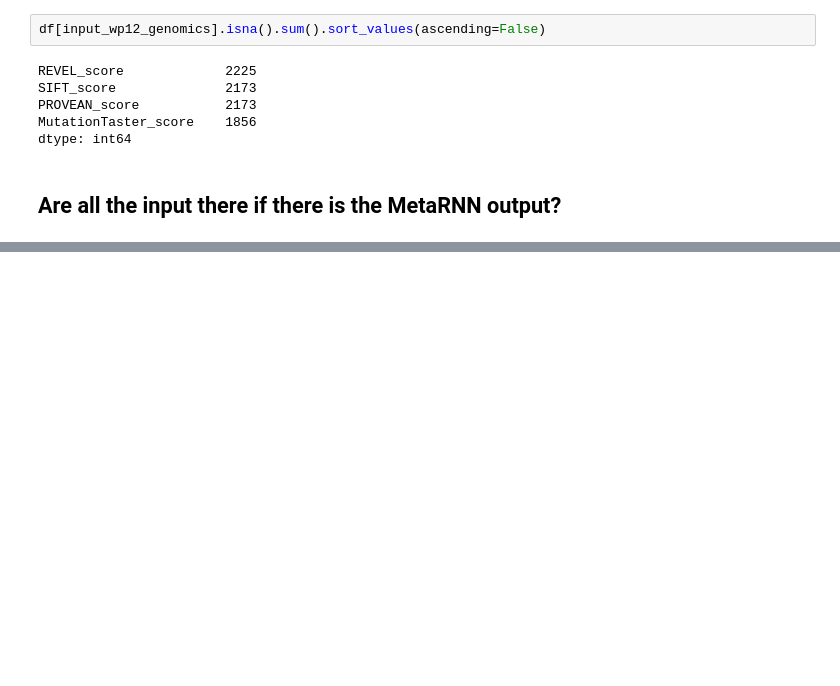
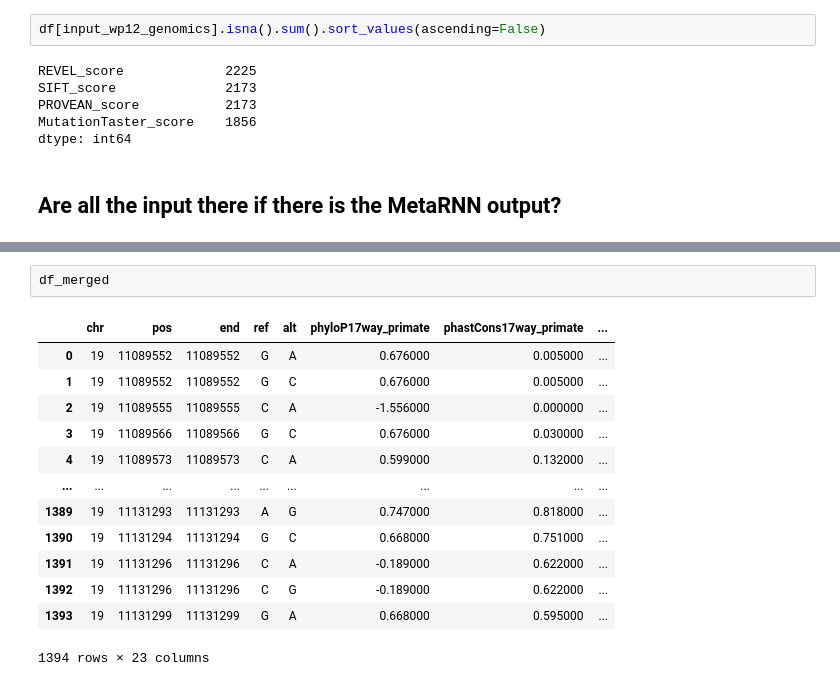
Before and after one commit to gpietrop/CATT, a Jupyter notebook: glo_files/transfer_3455332_files_6ddf61cf/analysis-annovar-output.ipynb, the cells around one changed output, grey strips where cells are left out. Saved outputs shown, nothing was run; the diff lists cells and outputs as text; blank space fills up the shorter version.

```diff
--- a/glo_files/transfer_3455332_files_6ddf61cf/analysis-annovar-output.ipynb
+++ b/glo_files/transfer_3455332_files_6ddf61cf/analysis-annovar-output.ipynb
@@ -153,0 +274,16 @@ df_no_nan
+# %%
+df_merged
+# %% [output]
+|  | chr | pos | end | ref | alt | phyloP17way_primate | phastCons17way_primate | ... |
+| 0 | 19 | 11089552 | 11089552 | G | A | 0.676000 | 0.005000 | ... |
+| 1 | 19 | 11089552 | 11089552 | G | C | 0.676000 | 0.005000 | ... |
+| 2 | 19 | 11089555 | 11089555 | C | A | -1.556000 | 0.000000 | ... |
+| 3 | 19 | 11089566 | 11089566 | G | C | 0.676000 | 0.030000 | ... |
+| 4 | 19 | 11089573 | 11089573 | C | A | 0.599000 | 0.132000 | ... |
+| ... | ... | ... | ... | ... | ... | ... | ... | ... |
+| 1389 | 19 | 11131293 | 11131293 | A | G | 0.747000 | 0.818000 | ... |
+| 1390 | 19 | 11131294 | 11131294 | G | C | 0.668000 | 0.751000 | ... |
+| 1391 | 19 | 11131296 | 11131296 | C | A | -0.189000 | 0.622000 | ... |
+| 1392 | 19 | 11131296 | 11131296 | C | G | -0.189000 | 0.622000 | ... |
+| 1393 | 19 | 11131299 | 11131299 | G | A | 0.668000 | 0.595000 | ... |
+1394 rows × 23 columns
```
Also changed, not shown: parts of 27 cells of this notebook, 2 other files.
